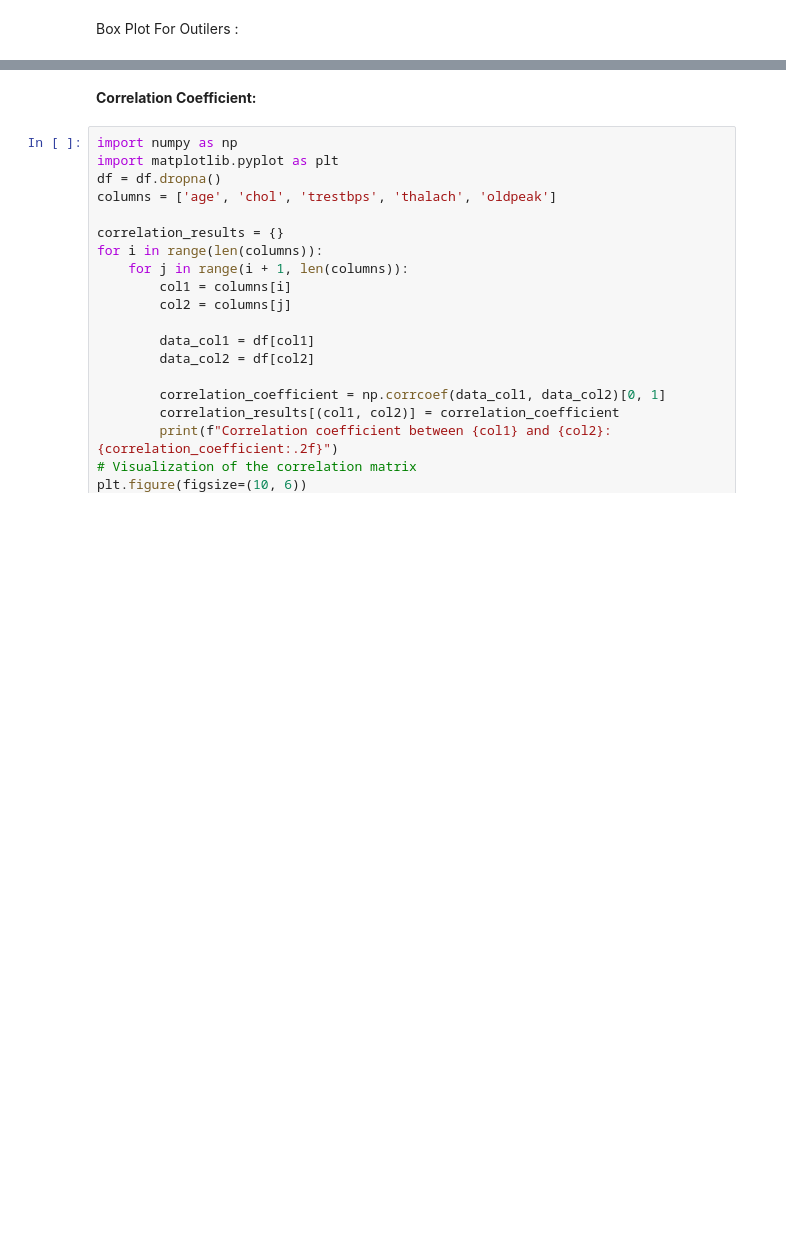
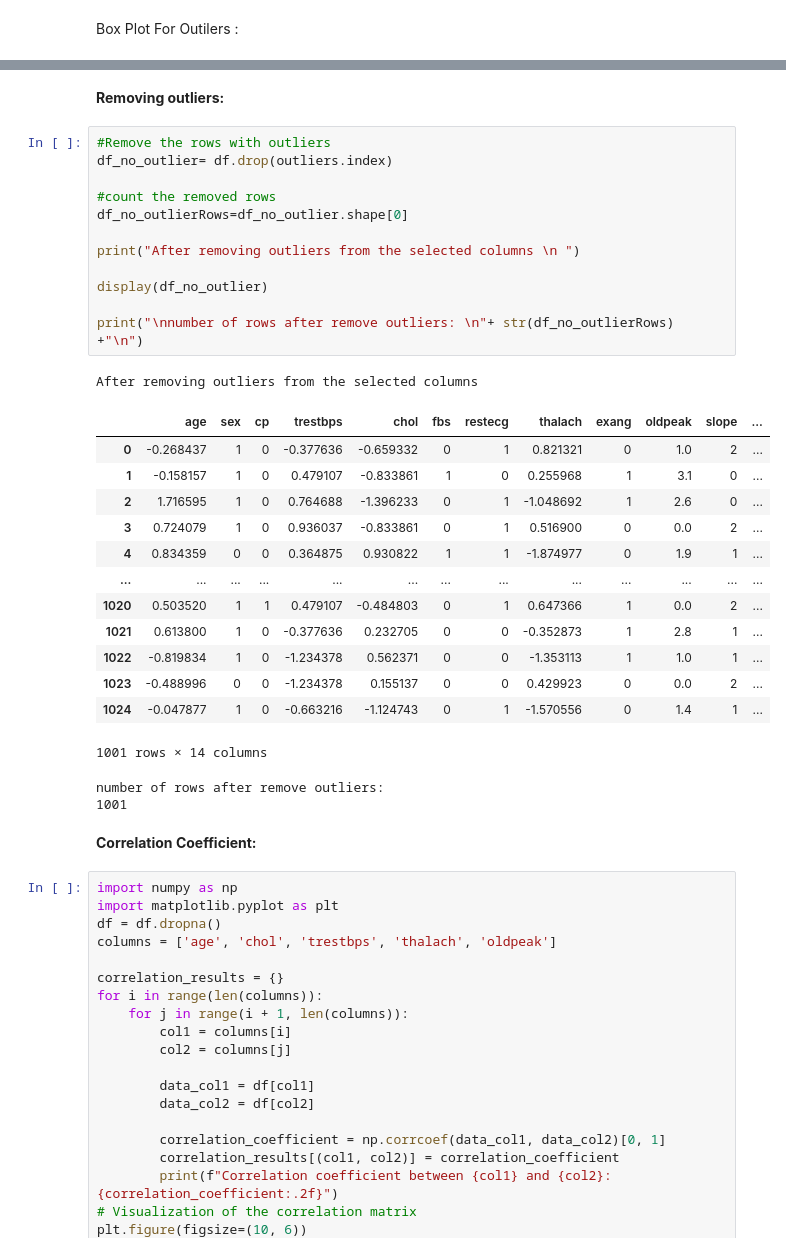
Before and after one commit to JoudySaleh-IT/IT326, a Jupyter notebook: Phase2.ipynb, the cells around one changed output, grey strips where cells are left out. Cells and saved outputs as stored; diff of their text form; blank space fills up the shorter version.

```diff
--- a/Phase2.ipynb
+++ b/Phase2.ipynb
@@ -397,3 +402,34 @@ After reviewing our dataset, we found many data points classified as outliers. H
+# %% [markdown]
+**Removing outliers:**
+# %%
+#Remove the rows with outliers
+df_no_outlier= df.drop(outliers.index)
+
+#count the removed rows
+df_no_outlierRows=df_no_outlier.shape[0]
+
+print("After removing outliers from the selected columns \n ")
+
+display(df_no_outlier)
+
+print("\nnumber of rows after remove outliers: \n"+ str(df_no_outlierRows) +"\n")
+# %% [output]
+After removing outliers from the selected columns
+|  | age | sex | cp | trestbps | chol | fbs | restecg | thalach | exang | oldpeak | slope | ... |
+| 0 | -0.268437 | 1 | 0 | -0.377636 | -0.659332 | 0 | 1 | 0.821321 | 0 | 1.0 | 2 | ... |
+| 1 | -0.158157 | 1 | 0 | 0.479107 | -0.833861 | 1 | 0 | 0.255968 | 1 | 3.1 | 0 | ... |
+| 2 | 1.716595 | 1 | 0 | 0.764688 | -1.396233 | 0 | 1 | -1.048692 | 1 | 2.6 | 0 | ... |
+| 3 | 0.724079 | 1 | 0 | 0.936037 | -0.833861 | 0 | 1 | 0.516900 | 0 | 0.0 | 2 | ... |
+| 4 | 0.834359 | 0 | 0 | 0.364875 | 0.930822 | 1 | 1 | -1.874977 | 0 | 1.9 | 1 | ... |
+| ... | ... | ... | ... | ... | ... | ... | ... | ... | ... | ... | ... | ... |
+| 1020 | 0.503520 | 1 | 1 | 0.479107 | -0.484803 | 0 | 1 | 0.647366 | 1 | 0.0 | 2 | ... |
+| 1021 | 0.613800 | 1 | 0 | -0.377636 | 0.232705 | 0 | 0 | -0.352873 | 1 | 2.8 | 1 | ... |
+| 1022 | -0.819834 | 1 | 0 | -1.234378 | 0.562371 | 0 | 0 | -1.353113 | 1 | 1.0 | 1 | ... |
+| 1023 | -0.488996 | 0 | 0 | -1.234378 | 0.155137 | 0 | 0 | 0.429923 | 0 | 0.0 | 2 | ... |
+| 1024 | -0.047877 | 1 | 0 | -0.663216 | -1.124743 | 0 | 1 | -1.570556 | 0 | 1.4 | 1 | ... |
+1001 rows × 14 columns
+number of rows after remove outliers:
+1001
 # %% [markdown]
 **Correlation Coefficient:**
 # %%
```
Also changed, not shown: parts of 12 cells of this notebook.
